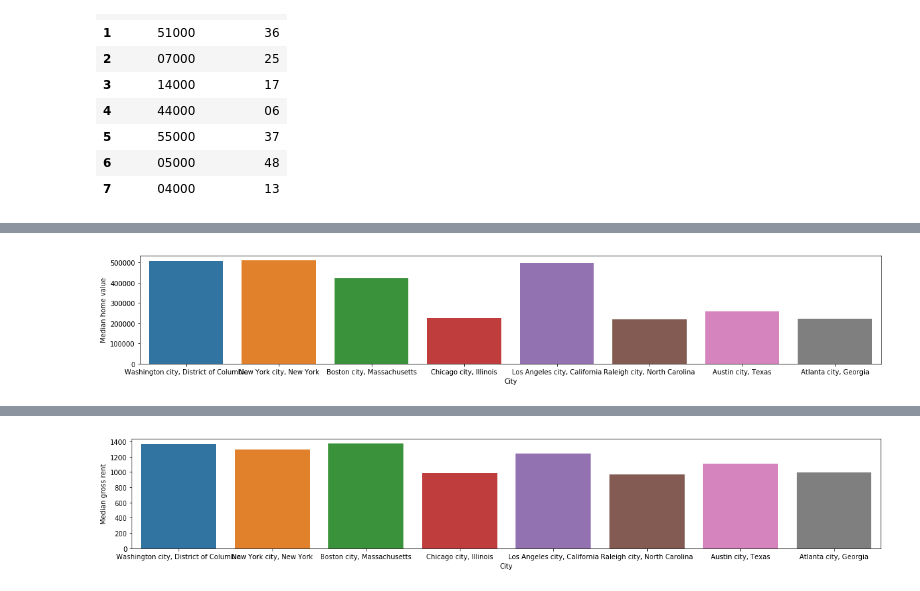
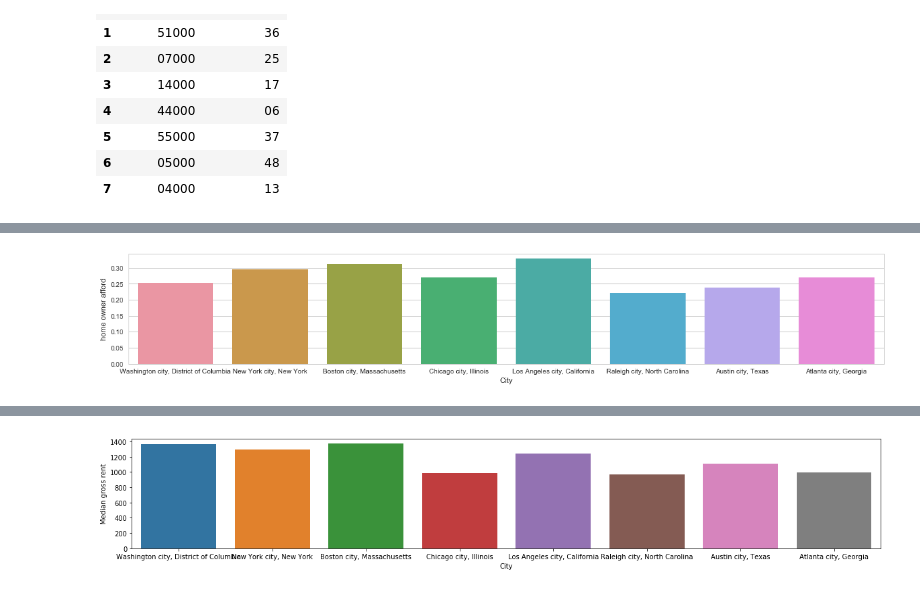
Before and after one commit to indranik/BC_Project1, a Jupyter notebook: housing.ipynb, the cells around one changed output, grey strips where cells are left out. Cells and saved outputs as stored; diff of their text form; code cells hidden in the pictures.

Commit message:
add mortgage and affordability ratios

```diff
--- a/housing.ipynb
+++ b/housing.ipynb
@@ -28,14 +39,17 @@ home_rent =[]
 # %%
 for p in places.values:
     place_state = {'for':'place:'+ str(p[0]),'in':'state:'+str(p[1])}
-    codes_census =
     census_data = c.acs5.get(("NAME", "B25077_001E", "B25064_001E", "B01003_001E",
-                          "B19013_001E"), place_state)
+                          "B19013_001E", "B25105_001E","B25004_004E","B25004_002E"), place_state)
     print(census_data)
     home_rent.append({'City':census_data[0]['NAME'],
                      'Median home value':census_data[0]['B25077_001E'],
                      'Median gross rent':census_data[0]['B25064_001E'],
                      'Population':census_data[0]['B01003_001E'],
-                     'Income':census_data[0]['B19013_001E']})
+                     'Income':census_data[0]['B19013_001E'],
+                     'Median Mortgage Cost':census_data[0]['B25105_001E'],
+                     'Homeowner Vacancy Rate':census_data[0]['B25004_004E'],
+                     'Rental Vacancy Rate':census_data[0]['B25004_002E']})
+    #time.sleep(10)
 print(home_rent)
 # %% [output]
@@ -64,0 +79,3 @@ housing_df
+# %%
+housing_df['home owner afford'] = (12*housing_df['Median Mortgage Cost'])/housing_df['Income']
+housing_df['rent afford'] = (12*housing_df['Median gross rent'])/housing_df['Income']
@@ -65,9 +94,9 @@ housing_df
 # %%
 import seaborn as sns
 import matplotlib.pyplot as plt
 
 plt.figure(figsize=(20,3))
-sns.barplot(x='City',y='Median home value',data=housing_df)
+sns.barplot(x='City',y='home owner afford',data=housing_df)
 plt.show()
 # %% [output]
-[figure, old version]
+[figure, new version]
```
Also changed, not shown: parts of 6 cells of this notebook.
